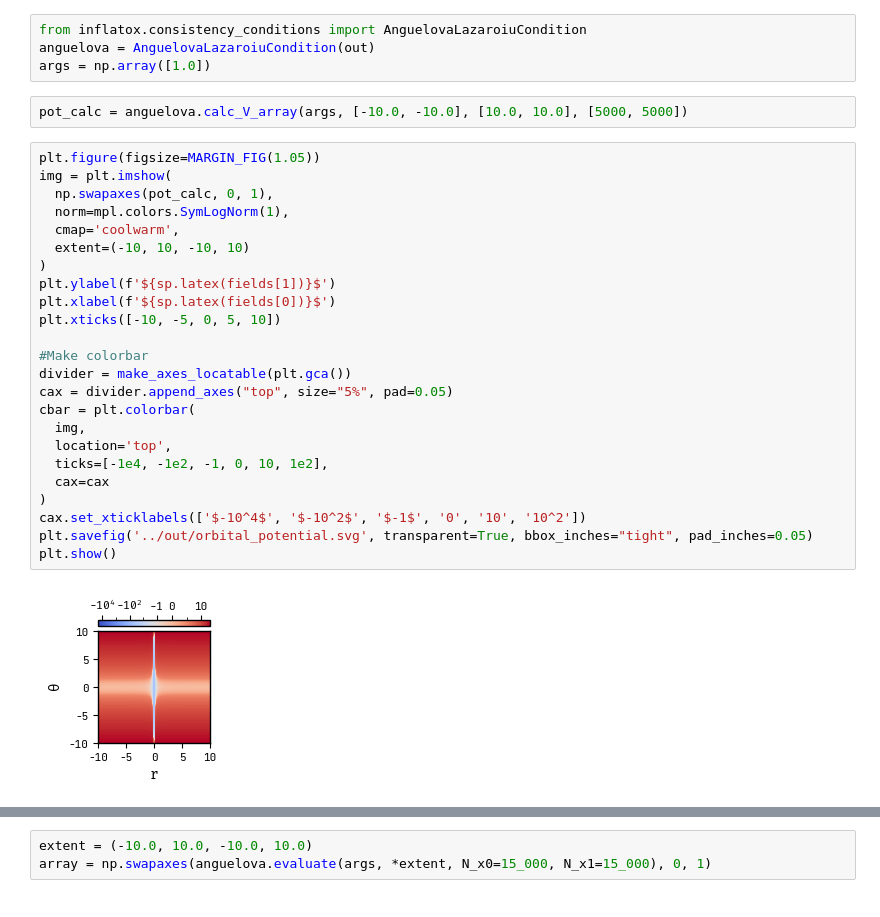
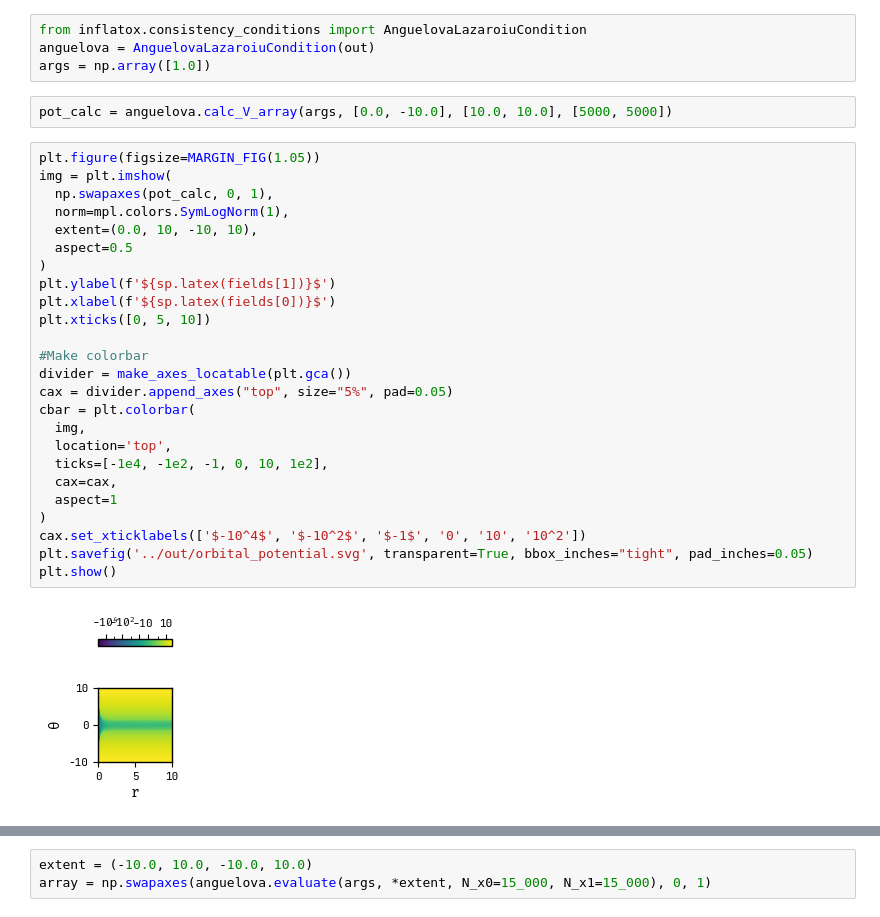
Before and after one commit to smups/inflatox, a Jupyter notebook: notebooks/orbital_inflation.ipynb, the cells around one changed output, grey strips where cells are left out. Drawn from its saved outputs; the diff is of its cells as text.

Commit message:
messed up plots from orbital inflation :c

```diff
--- a/notebooks/orbital_inflation.ipynb
+++ b/notebooks/orbital_inflation.ipynb
@@ -88,30 +88,31 @@ from inflatox.consistency_conditions import AnguelovaLazaroiuCondition
 anguelova = AnguelovaLazaroiuCondition(out)
 args = np.array([1.0])
 # %%
-pot_calc = anguelova.calc_V_array(args, [-10.0, -10.0], [10.0, 10.0], [5000, 5000])
+pot_calc = anguelova.calc_V_array(args, [0.0, -10.0], [10.0, 10.0], [5000, 5000])
 # %%
 plt.figure(figsize=MARGIN_FIG(1.05))
 img = plt.imshow(
   np.swapaxes(pot_calc, 0, 1),
   norm=mpl.colors.SymLogNorm(1),
-  cmap='coolwarm',
-  extent=(-10, 10, -10, 10)
+  extent=(0.0, 10, -10, 10),
+  aspect=0.5
 )
 plt.ylabel(f'${sp.latex(fields[1])}$')
 plt.xlabel(f'${sp.latex(fields[0])}$')
-plt.xticks([-10, -5, 0, 5, 10])
+plt.xticks([0, 5, 10])
 
 #Make colorbar
 divider = make_axes_locatable(plt.gca())
 cax = divider.append_axes("top", size="5%", pad=0.05)
 cbar = plt.colorbar(
   img,
   location='top',
   ticks=[-1e4, -1e2, -1, 0, 10, 1e2],
-  cax=cax
+  cax=cax,
+  aspect=1
 )
 cax.set_xticklabels(['$-10^4$', '$-10^2$', '$-1$', '0', '10', '10^2'])
 plt.savefig('../out/orbital_potential.svg', transparent=True, bbox_inches="tight", pad_inches=0.05)
 plt.show()
 # %% [output]
-[figure, old version]
+[figure, new version]
```
Also changed, not shown: parts of 2 cells of this notebook, 3 other files.
